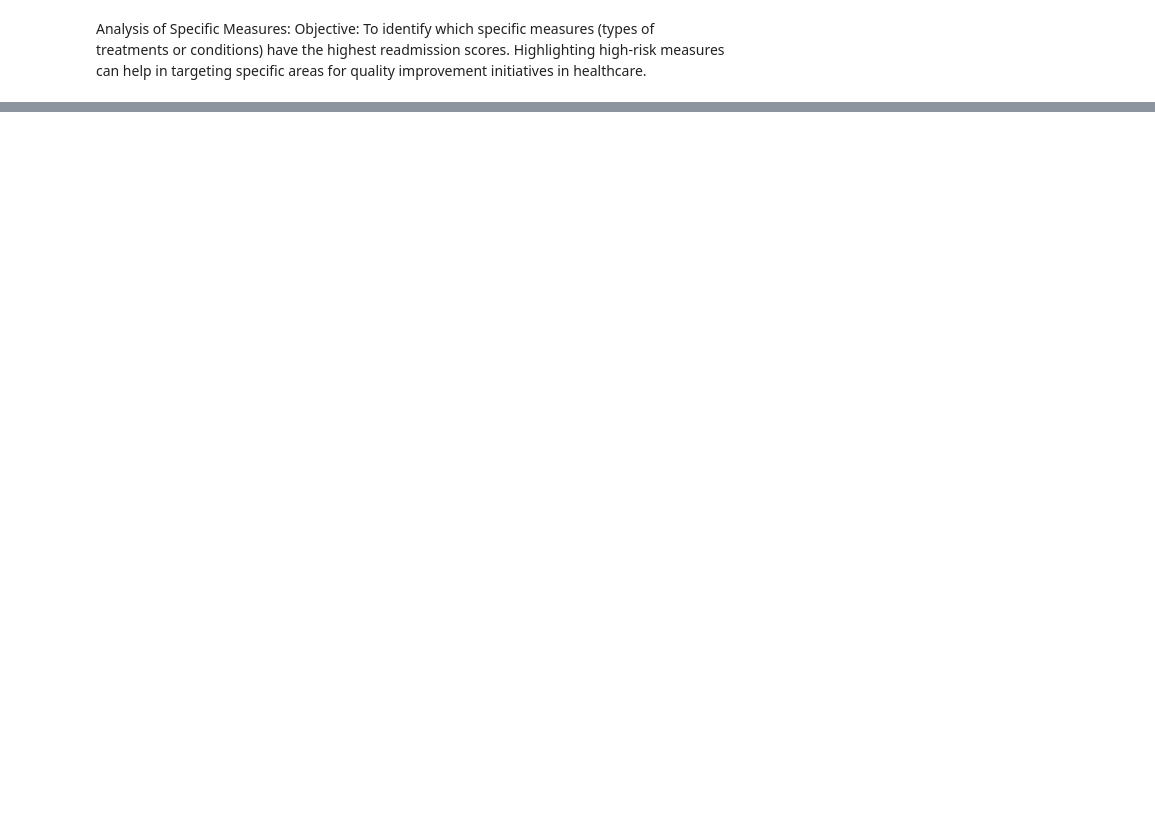
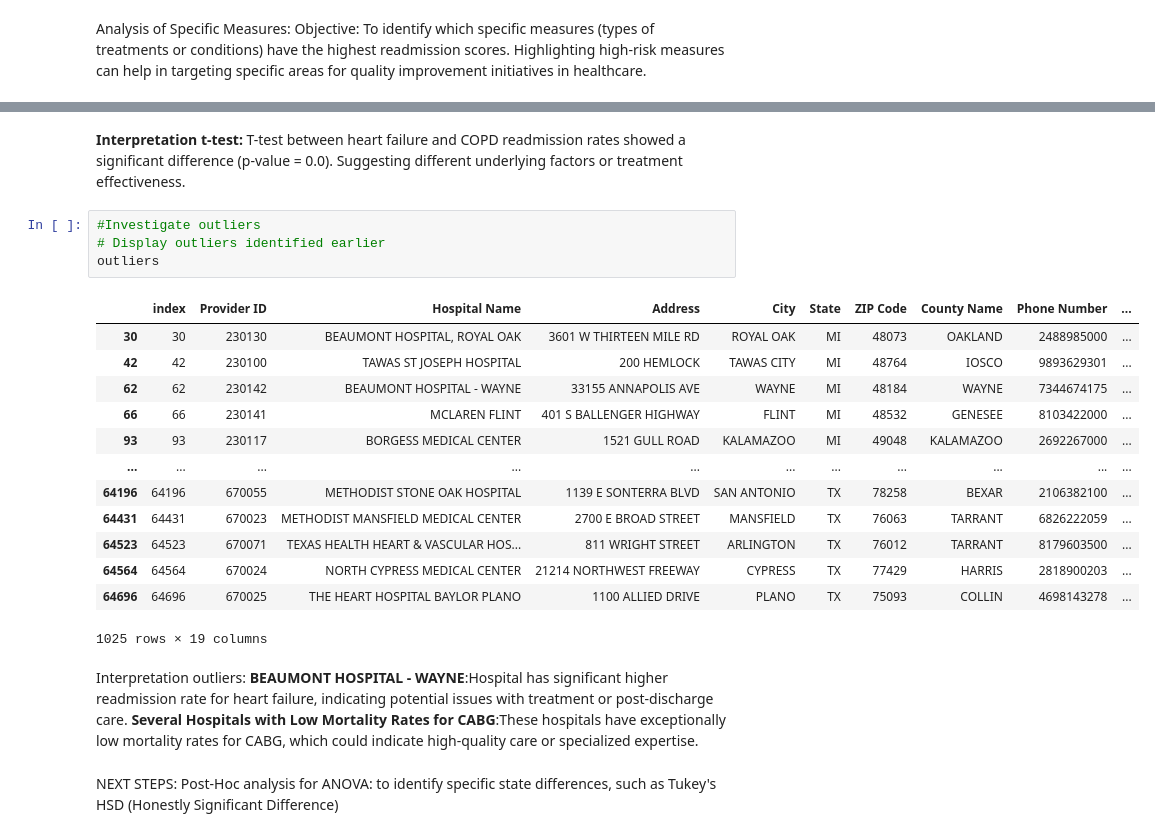
Before and after one commit to Mariejlo/Data-analytics-projects-, a Jupyter notebook: Telemedicine.ipynb, the cells around one changed output, grey strips where cells are left out. Drawn from its saved outputs; the diff is of its cells as text; blank space fills up the shorter version.

```diff
--- a/Telemedicine.ipynb
+++ b/Telemedicine.ipynb
@@ -338,0 +471,26 @@ plt.show()
+# %% [markdown]
+**Interpretation t-test:** T-test between heart failure and COPD readmission rates showed a significant difference (p-value = 0.0). Suggesting different underlying factors or treatment effectiveness.
+# %%
+#Investigate outliers
+# Display outliers identified earlier
+outliers
+# %% [output]
+|  | index | Provider ID | Hospital Name | Address | City | State | ZIP Code | County Name | Phone Number | ... |
+| 30 | 30 | 230130 | BEAUMONT HOSPITAL, ROYAL OAK | 3601 W THIRTEEN MILE RD | ROYAL OAK | MI | 48073 | OAKLAND | 2488985000 | ... |
+| 42 | 42 | 230100 | TAWAS ST JOSEPH HOSPITAL | 200 HEMLOCK | TAWAS CITY | MI | 48764 | IOSCO | 9893629301 | ... |
+| 62 | 62 | 230142 | BEAUMONT HOSPITAL - WAYNE | 33155 ANNAPOLIS AVE | WAYNE | MI | 48184 | WAYNE | 7344674175 | ... |
+| 66 | 66 | 230141 | MCLAREN FLINT | 401 S BALLENGER HIGHWAY | FLINT | MI | 48532 | GENESEE | 8103422000 | ... |
+| 93 | 93 | 230117 | BORGESS MEDICAL CENTER | 1521 GULL ROAD | KALAMAZOO | MI | 49048 | KALAMAZOO | 2692267000 | ... |
+| ... | ... | ... | ... | ... | ... | ... | ... | ... | ... | ... |
+| 64196 | 64196 | 670055 | METHODIST STONE OAK HOSPITAL | 1139 E SONTERRA BLVD | SAN ANTONIO | TX | 78258 | BEXAR | 2106382100 | ... |
+| 64431 | 64431 | 670023 | METHODIST MANSFIELD MEDICAL CENTER | 2700 E BROAD STREET | MANSFIELD | TX | 76063 | TARRANT | 6826222059 | ... |
+| 64523 | 64523 | 670071 | TEXAS HEALTH HEART & VASCULAR HOS... | 811 WRIGHT STREET | ARLINGTON | TX | 76012 | TARRANT | 8179603500 | ... |
+| 64564 | 64564 | 670024 | NORTH CYPRESS MEDICAL CENTER | 21214 NORTHWEST FREEWAY | CYPRESS | TX | 77429 | HARRIS | 2818900203 | ... |
+| 64696 | 64696 | 670025 | THE HEART HOSPITAL BAYLOR PLANO | 1100 ALLIED DRIVE | PLANO | TX | 75093 | COLLIN | 4698143278 | ... |
+1025 rows × 19 columns
+# %% [markdown]
+Interpretation outliers:
+**BEAUMONT HOSPITAL - WAYNE**:Hospital has significant higher readmission rate for heart failure, indicating potential issues with treatment or post-discharge care.
+**Several Hospitals with Low Mortality Rates for CABG**:These hospitals have exceptionally low mortality rates for CABG, which could indicate high-quality care or specialized expertise.
+# %% [markdown]
+NEXT STEPS: Post-Hoc analysis for ANOVA: to identify specific state differences, such as Tukey's HSD (Honestly Significant Difference)
```
Also changed, not shown: parts of 25 cells of this notebook.
